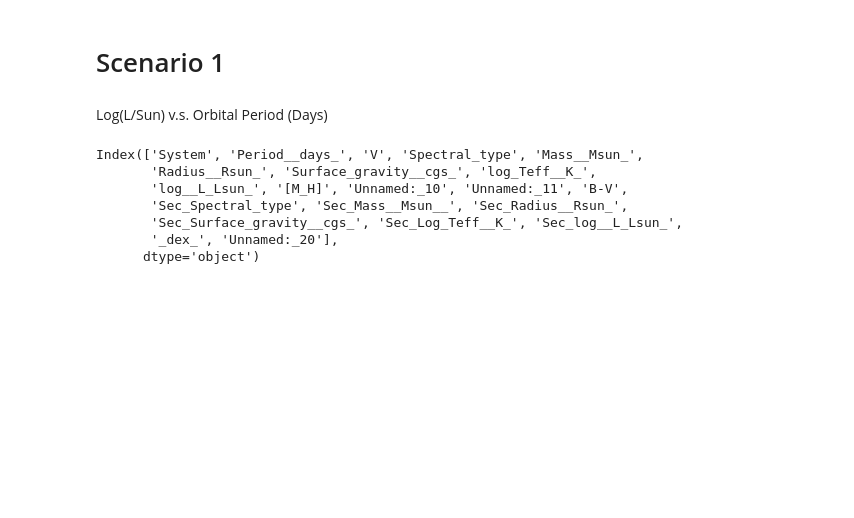
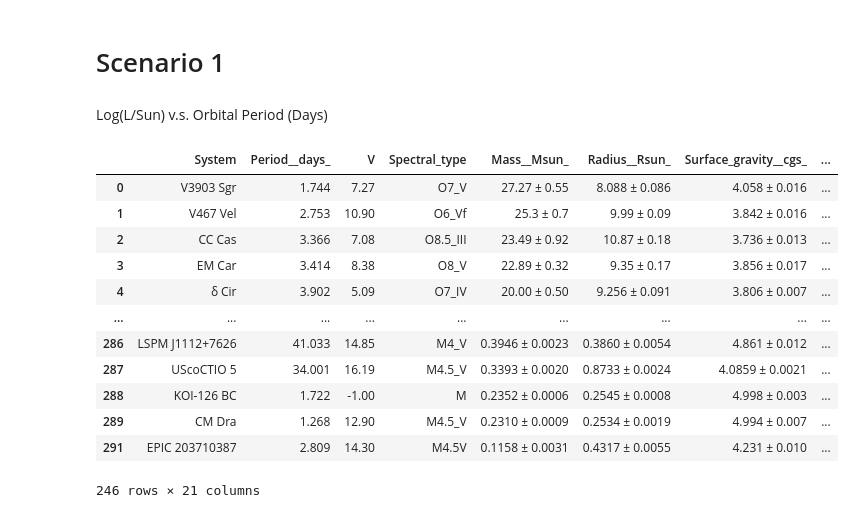
Before and after one commit to aaronsuu/star_luminosity_analysis, a Jupyter notebook: Research_Aaron_S.ipynb, the cells around one changed output. Saved outputs shown, nothing was run; the diff lists cells and outputs as text; code cells hidden in the pictures; blank space fills up the shorter version.

```diff
--- a/Research_Aaron_S.ipynb
+++ b/Research_Aaron_S.ipynb
@@ -55,18 +55,25 @@ Log(L/Sun) v.s. Orbital Period (Days)
 # %%
 #Replaces the spaces in the dataframe column headers
 df.columns = [c.replace(' ', '_') for c in df.columns]
 #Replaces the parthanthesis in the dataframe column headers
 df.columns = [c.replace('(', '_') for c in df.columns]
 df.columns = [c.replace(')', '_') for c in df.columns]
 #Replaces the slash in the dataframe column headers
 df.columns = [c.replace('/', '_') for c in df.columns]
+#drops nan values for Lumonsity and Period values
+df.dropna(subset=['log__L_Lsun_', 'Period__days_'], inplace=True)
+df
+# %% [output]
+|  | System | Period__days_ | V | Spectral_type | Mass__Msun_ | Radius__Rsun_ | Surface_gravity__cgs_ | ... |
+| 0 | V3903 Sgr | 1.744 | 7.27 | O7_V | 27.27 ± 0.55 | 8.088 ± 0.086 | 4.058 ± 0.016 | ... |
+| 1 | V467 Vel | 2.753 | 10.90 | O6_Vf | 25.3 ± 0.7 | 9.99 ± 0.09 | 3.842 ± 0.016 | ... |
+| 2 | CC Cas | 3.366 | 7.08 | O8.5_III | 23.49 ± 0.92 | 10.87 ± 0.18 | 3.736 ± 0.013 | ... |
+| 3 | EM Car | 3.414 | 8.38 | O8_V | 22.89 ± 0.32 | 9.35 ± 0.17 | 3.856 ± 0.017 | ... |
+| 4 | δ Cir | 3.902 | 5.09 | O7_IV | 20.00 ± 0.50 | 9.256 ± 0.091 | 3.806 ± 0.007 | ... |
+| ... | ... | ... | ... | ... | ... | ... | ... | ... |
+| 286 | LSPM J1112+7626 | 41.033 | 14.85 | M4_V | 0.3946 ± 0.0023 | 0.3860 ± 0.0054 | 4.861 ± 0.012 | ... |
+| 287 | UScoCTIO 5 | 34.001 | 16.19 | M4.5_V | 0.3393 ± 0.0020 | 0.8733 ± 0.0024 | 4.0859 ± 0.0021 | ... |
+| 288 | KOI-126 BC | 1.722 | -1.00 | M | 0.2352 ± 0.0006 | 0.2545 ± 0.0008 | 4.998 ± 0.003 | ... |
+| 289 | CM Dra | 1.268 | 12.90 | M4.5_V | 0.2310 ± 0.0009 | 0.2534 ± 0.0019 | 4.994 ± 0.007 | ... |
+| 291 | EPIC 203710387 | 2.809 | 14.30 | M4.5V | 0.1158 ± 0.0031 | 0.4317 ± 0.0055 | 4.231 ± 0.010 | ... |
+246 rows × 21 columns
-# %%
-df.columns
-# %% [output]
-Index(['System', 'Period__days_', 'V', 'Spectral_type', 'Mass__Msun_',
-       'Radius__Rsun_', 'Surface_gravity__cgs_', 'log_Teff__K_',
-       'log__L_Lsun_', '[M_H]', 'Unnamed:_10', 'Unnamed:_11', 'B-V',
-       'Sec_Spectral_type', 'Sec_Mass__Msun__', 'Sec_Radius__Rsun_',
-       'Sec_Surface_gravity__cgs_', 'Sec_Log_Teff__K_', 'Sec_log__L_Lsun_',
-       '_dex_', 'Unnamed:_20'],
-      dtype='object')
```
Also changed, not shown: parts of 6 cells of this notebook.
